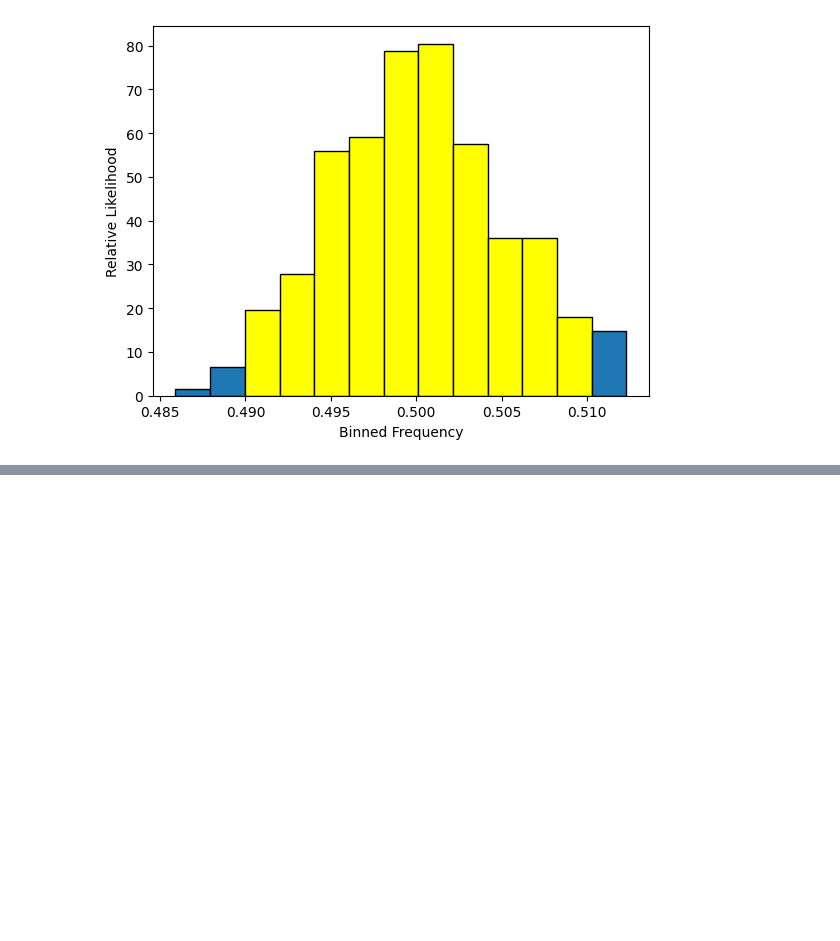
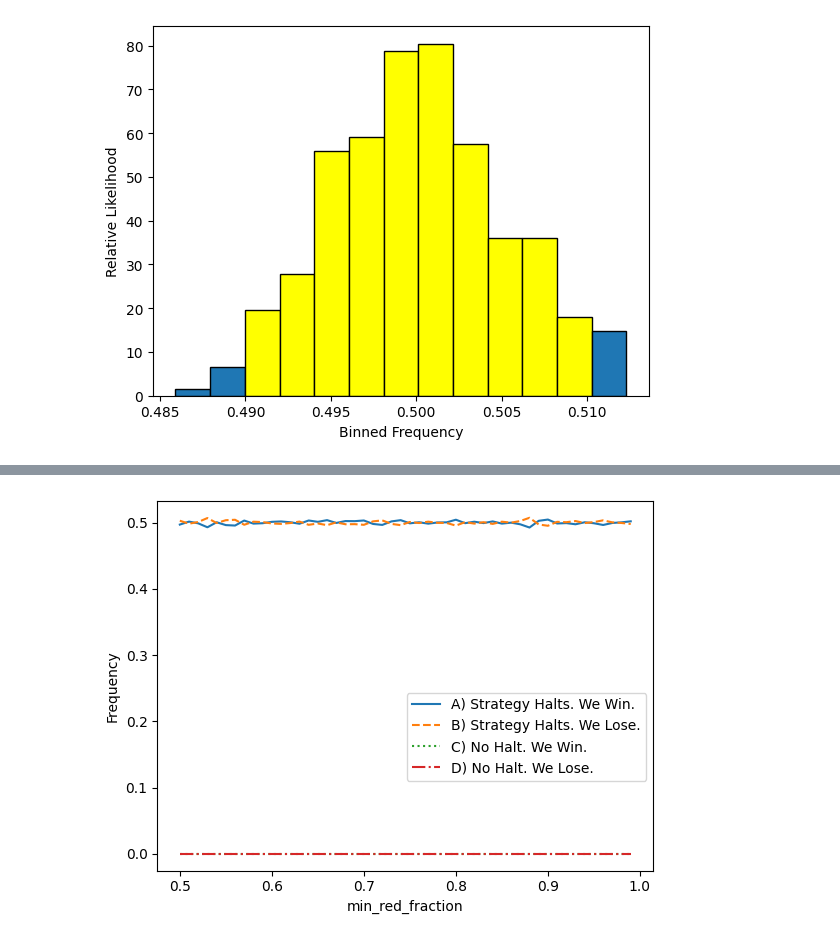
Before and after one commit to Arlan-Alibek/DS-projects, a Jupyter notebook: Case study 1 Card Game/winning_strategy.ipynb, the cells around one changed output, grey strips where cells are left out. Cells and saved outputs as stored; diff of their text form; code cells hidden in the pictures; blank space fills up the shorter version.

```diff
--- a/Case study 1 Card Game/winning_strategy.ipynb
+++ b/Case study 1 Card Game/winning_strategy.ipynb
@@ -157,0 +254,38 @@ The frequency range 0.489962 - 0.510269 represents a 98.33% confindence interval
+# %%
+np.random.seed(0)
+total_cards = 52
+total_red_cards =  26
+unshuffled_deck = red_cards + black_cards
+def repeat_game_detailed(number_repeats,min_red_fraction):
+    observations = [execute_strategy(min_red_fraction,return_index=True) for _ in range(number_repeats)]
+    successes = [index for index,card, in observations if card == 1]
+    halt_success = len([index for index in successes if index != 51])
+    no_halt_success = len(successes) - halt_success
+
+    failures = [index for index, card, in observations if card == 0]
+    halt_failure = len([index for index in failures if index != 51])
+    no_halt_failure = len(failures) - halt_failure
+    result = [halt_success, halt_failure, no_halt_success, no_halt_failure]
+    return [r / number_repeats for r in result]
+
+fractions = [value / 100 for value in range(50, 100)]
+num_repeats = 50000
+result_types = [[], [], [], []]
+for fraction in fractions:
+    result = repeat_game_detailed(num_repeats, fraction)
+    for i in range(4):
+        result_types[i].append(result[i])
+plt.plot(fractions, result_types[0],
+ label='A) Strategy Halts. We Win.')
+plt.plot(fractions, result_types[1], linestyle='--',
+ label='B) Strategy Halts. We Lose.')
+plt.plot(fractions, result_types[2], linestyle=':',
+ label='C) No Halt. We Win.')
+plt.plot(fractions, result_types[3], linestyle='-.',
+ label='D) No Halt. We Lose.')
+plt.xlabel('min_red_fraction')
+plt.ylabel('Frequency')
+plt.legend(bbox_to_anchor=(1.0, 0.5))
+plt.show()
+# %% [output]
+[figure, added]
```
Also changed, not shown: parts of 14 cells of this notebook, 1 other file.
